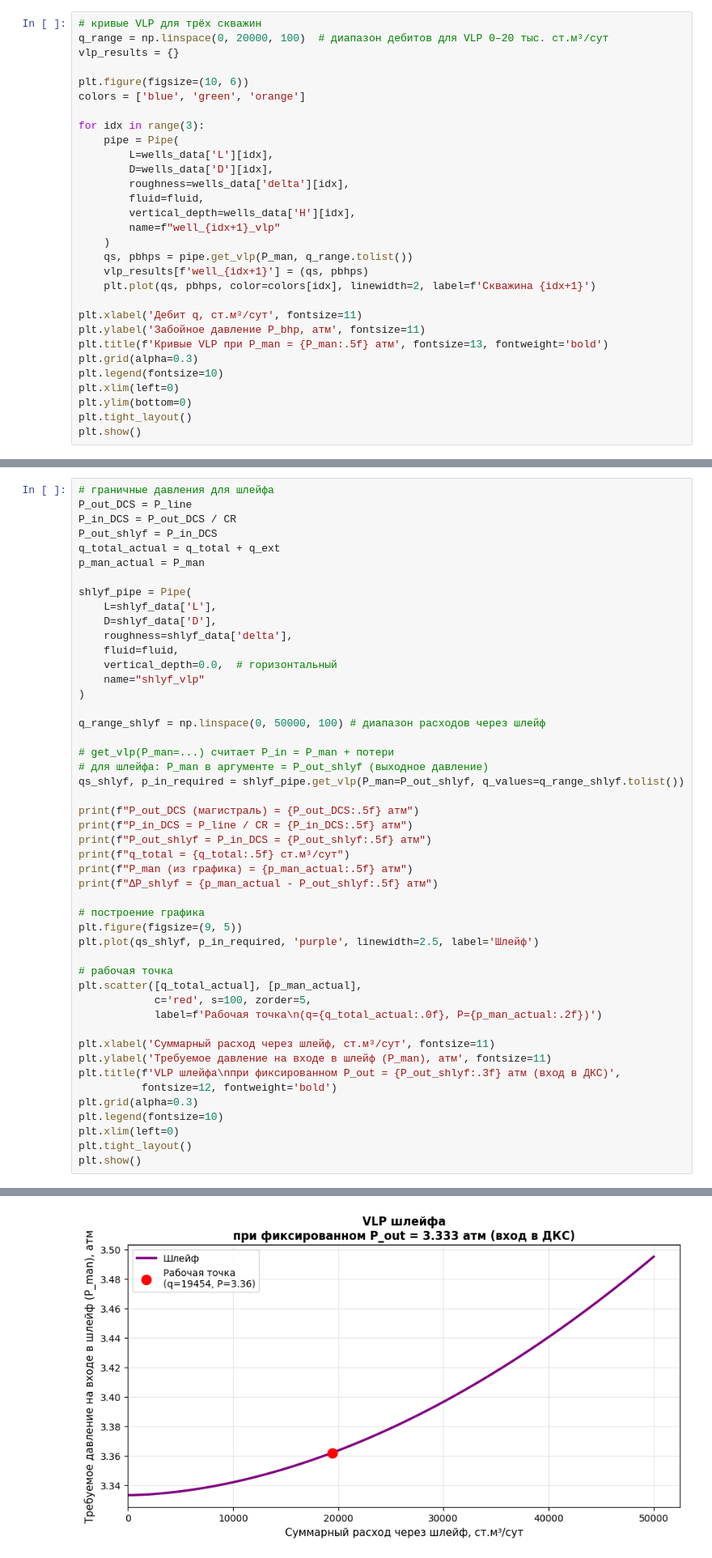
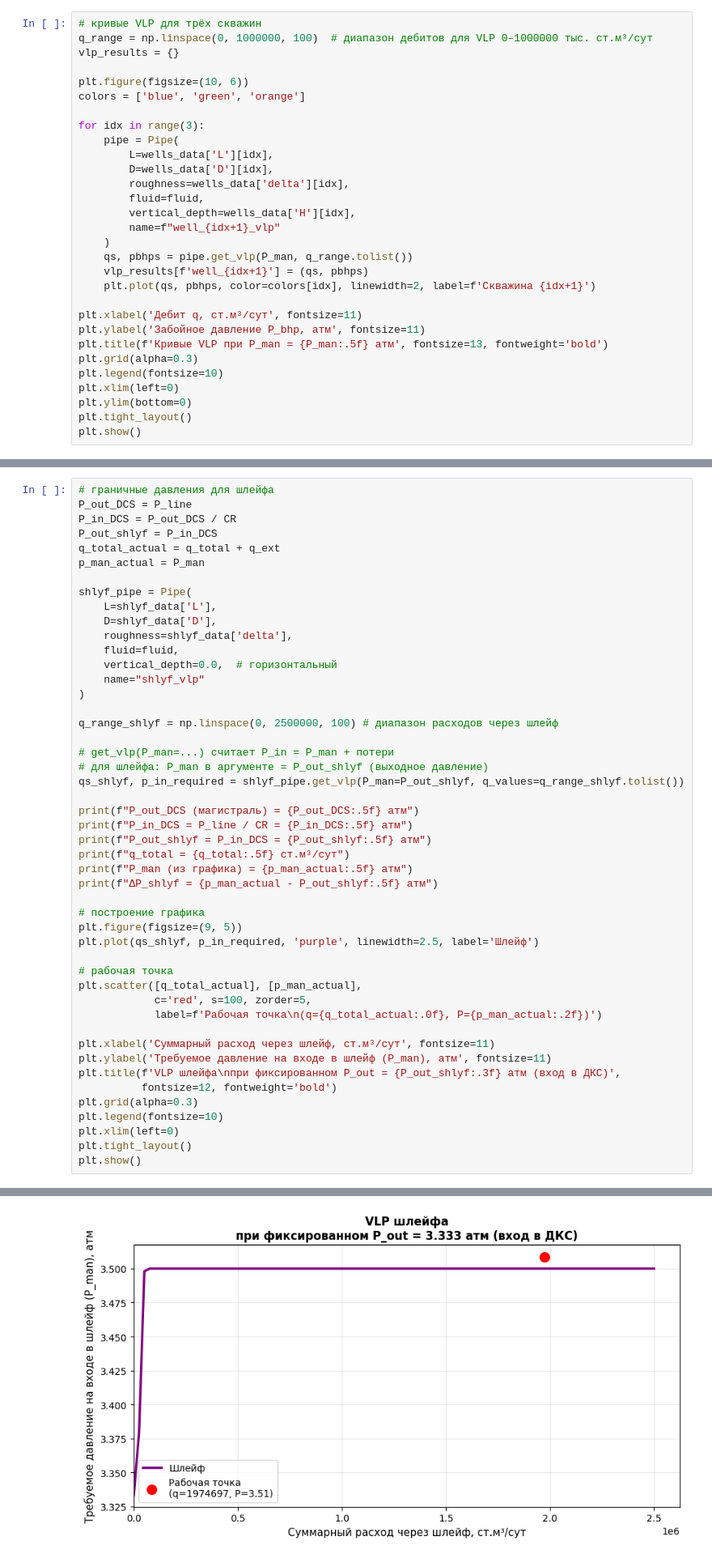
Before and after one commit to anvs11/gas_field_simulator, a Jupyter notebook: final_project/курсовая.ipynb, the cells around one changed output, grey strips where cells are left out. Shown at 81% size. Saved outputs shown, nothing was run; the diff lists cells and outputs as text.

```diff
--- a/final_project/курсовая.ipynb
+++ b/final_project/курсовая.ipynb
@@ -484,6 +501,6 @@ Re = 54827
 # %%
 # кривые VLP для трёх скважин
-q_range = np.linspace(0, 20000, 100)  # диапазон дебитов для VLP 0–20 тыс. ст.м³/сут
+q_range = np.linspace(0, 1000000, 100)  # диапазон дебитов для VLP 0–1000000 тыс. ст.м³/сут
 vlp_results = {}
 
 plt.figure(figsize=(10, 6))
@@ -544,7 +561,7 @@ shlyf_pipe = Pipe(
     name="shlyf_vlp"
 )
 
-q_range_shlyf = np.linspace(0, 50000, 100) # диапазон расходов через шлейф
+q_range_shlyf = np.linspace(0, 2500000, 100) # диапазон расходов через шлейф
 
 # get_vlp(P_man=...) считает P_in = P_man + потери
 # для шлейфа: P_man в аргументе = P_out_shlyf (выходное давление)
@@ -585,4 +602,4 @@ P_man (из графика) = 3.36187 атм
-[figure, old version]
+[figure, new version]
 # %% [markdown]
 Кривая VLP показывает, какое давление нужно на манифольде, чтобы преодолеть гидравлические потери при данном расходе, а рабочая точка соответствует фактическому расходу
 # %% [markdown]
```
Also changed, not shown: parts of 23 cells of this notebook, 4 other files.
